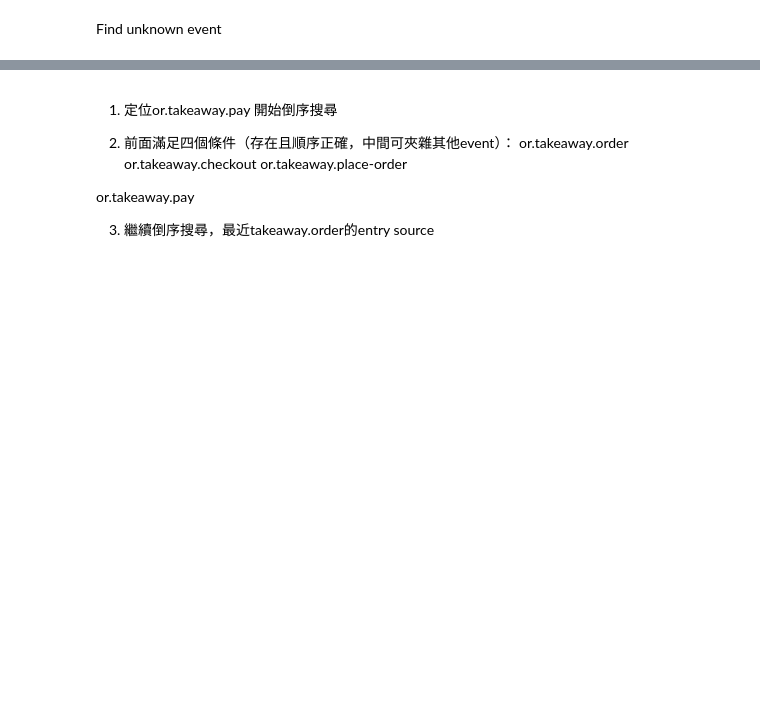
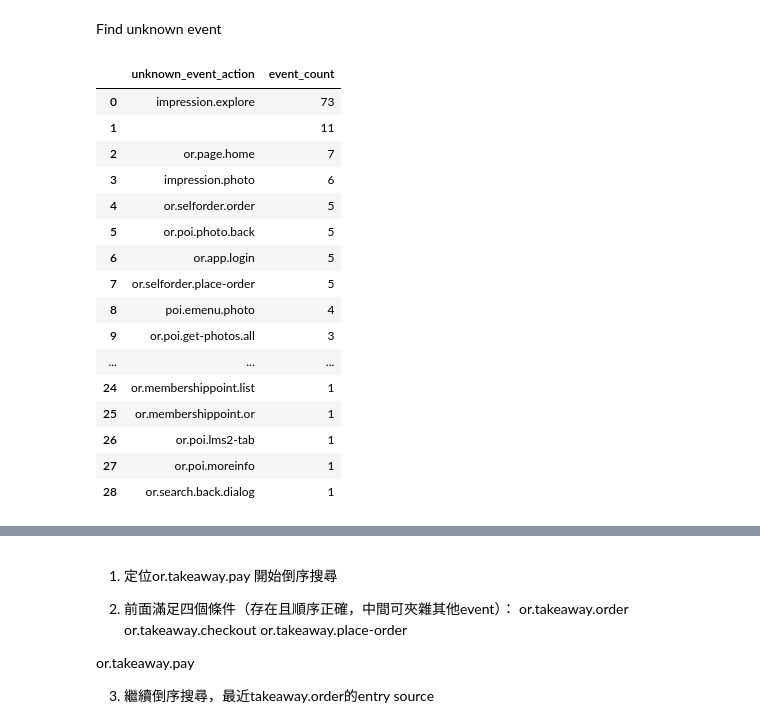
Before and after one commit to lenaopr/2026_09, a Jupyter notebook: 2026_09_17/takeaway_entry.ipynb, the cells around one changed output, grey strips where cells are left out. Saved outputs shown, nothing was run; the diff lists cells and outputs as text; code cells hidden in the pictures; blank space fills up the shorter version.

```diff
--- a/2026_09_17/takeaway_entry.ipynb
+++ b/2026_09_17/takeaway_entry.ipynb
@@ -171,25 +171,43 @@ Find unknown event
 # %%
 def list_unknown_events(dataframe):
     normalized_actions = (
         dataframe["EventAction"]
         .fillna("(empty event action)")
         .astype(str)
         .str.strip()
         .str.lower()
     )
 
     unknown_events = (
         normalized_actions[~normalized_actions.isin(event_mapping)]
         .value_counts()
         .rename_axis("unknown_event_action")
         .reset_index(name="event_count")
     )
 
     return unknown_events
 
 
 unknown_events = list_unknown_events(df_bq)
-#unknown_events
+unknown_events
+# %% [output]
+|  | unknown_event_action | event_count |
+| 0 | impression.explore | 73 |
+| 1 |  | 11 |
+| 2 | or.page.home | 7 |
+| 3 | impression.photo | 6 |
+| 4 | or.selforder.order | 5 |
+| 5 | or.poi.photo.back | 5 |
+| 6 | or.app.login | 5 |
+| 7 | or.selforder.place-order | 5 |
+| 8 | poi.emenu.photo | 4 |
+| 9 | or.poi.get-photos.all | 3 |
+| ... | ... | ... |
+| 24 | or.membershippoint.list | 1 |
+| 25 | or.membershippoint.or | 1 |
+| 26 | or.poi.lms2-tab | 1 |
+| 27 | or.poi.moreinfo | 1 |
+| 28 | or.search.back.dialog | 1 |
 # %%
 # locate unknown event
 unknown_event_details = tracking_source[
```
Also changed, not shown: parts of 7 cells of this notebook, 8 other files.
